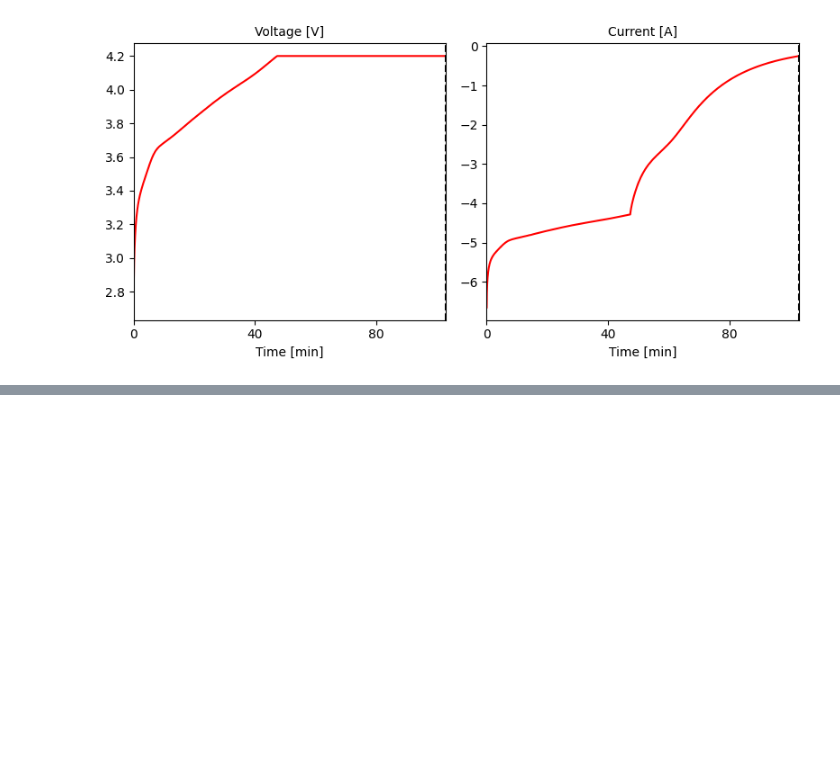
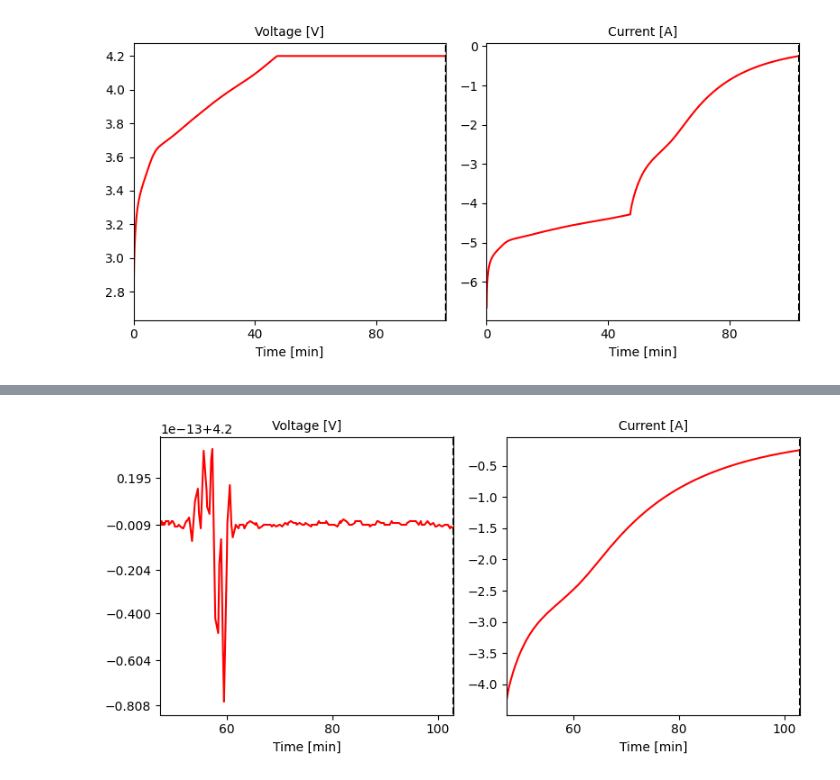
Before and after one commit to halbul01/Pybamm-Samples, a Jupyter notebook: 06_Run-Experiments_CPCV_03.ipynb, the cells around one changed output, grey strips where cells are left out. Drawn from its saved outputs; the diff is of its cells as text; code cells hidden in the pictures; blank space fills up the shorter version.

```diff
--- a/06_Run-Experiments_CPCV_03.ipynb
+++ b/06_Run-Experiments_CPCV_03.ipynb
@@ -48,0 +55,6 @@ qp.plot(qp.max_t) # Plot the voltage and current over time for the entire experi
+# %%
+CV_Phase = sim.solution.cycles[1] # Get the constant voltage phase of the charging cycle with 4.2V
+qp_CV = pybamm.QuickPlot(CV_Phase,output_variables=["Voltage [V]", "Current [A]"], time_unit="minutes")
+qp_CV.plot(qp_CV.max_t) # Plot the voltage and current over time for the constant voltage with 4.2V
+# %% [output]
+[figure, added]
```
Also changed, not shown: parts of 1 cell of this notebook.
